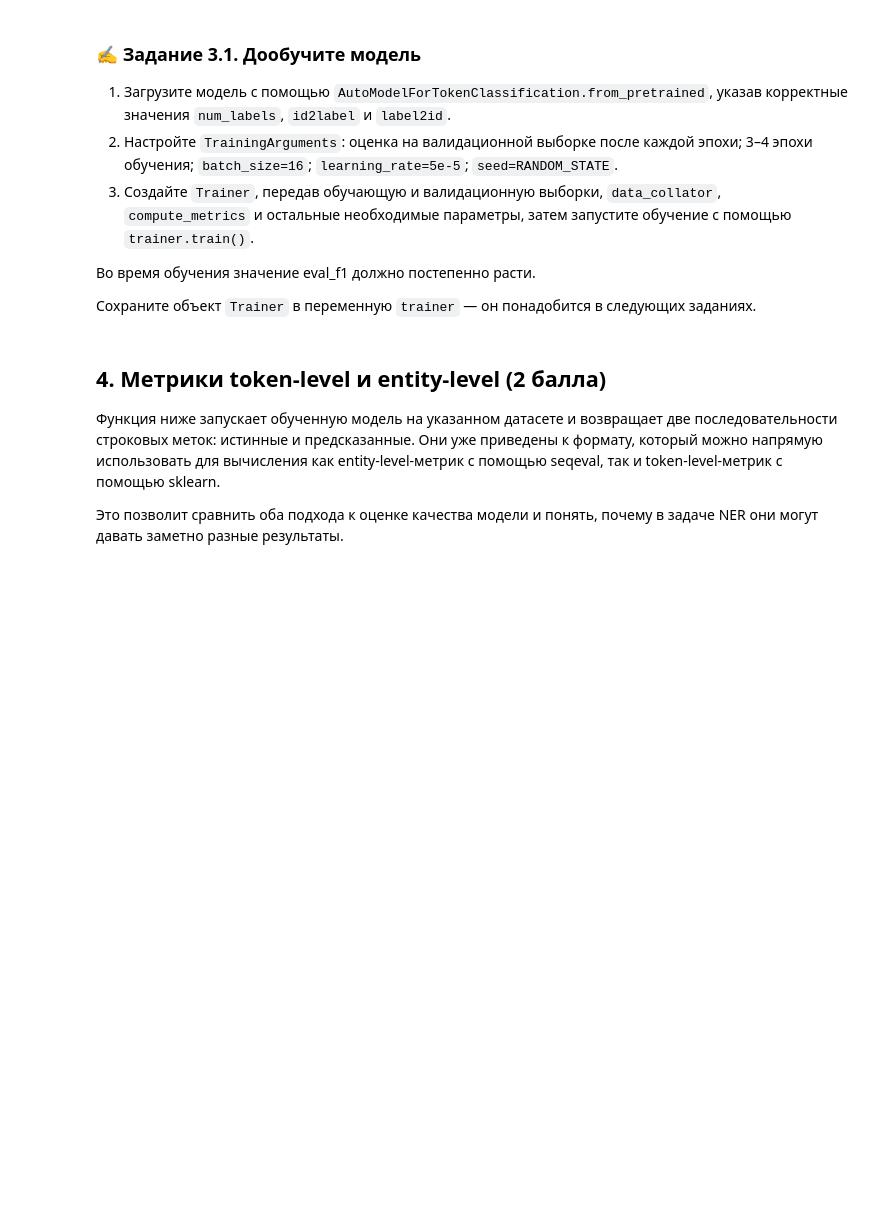
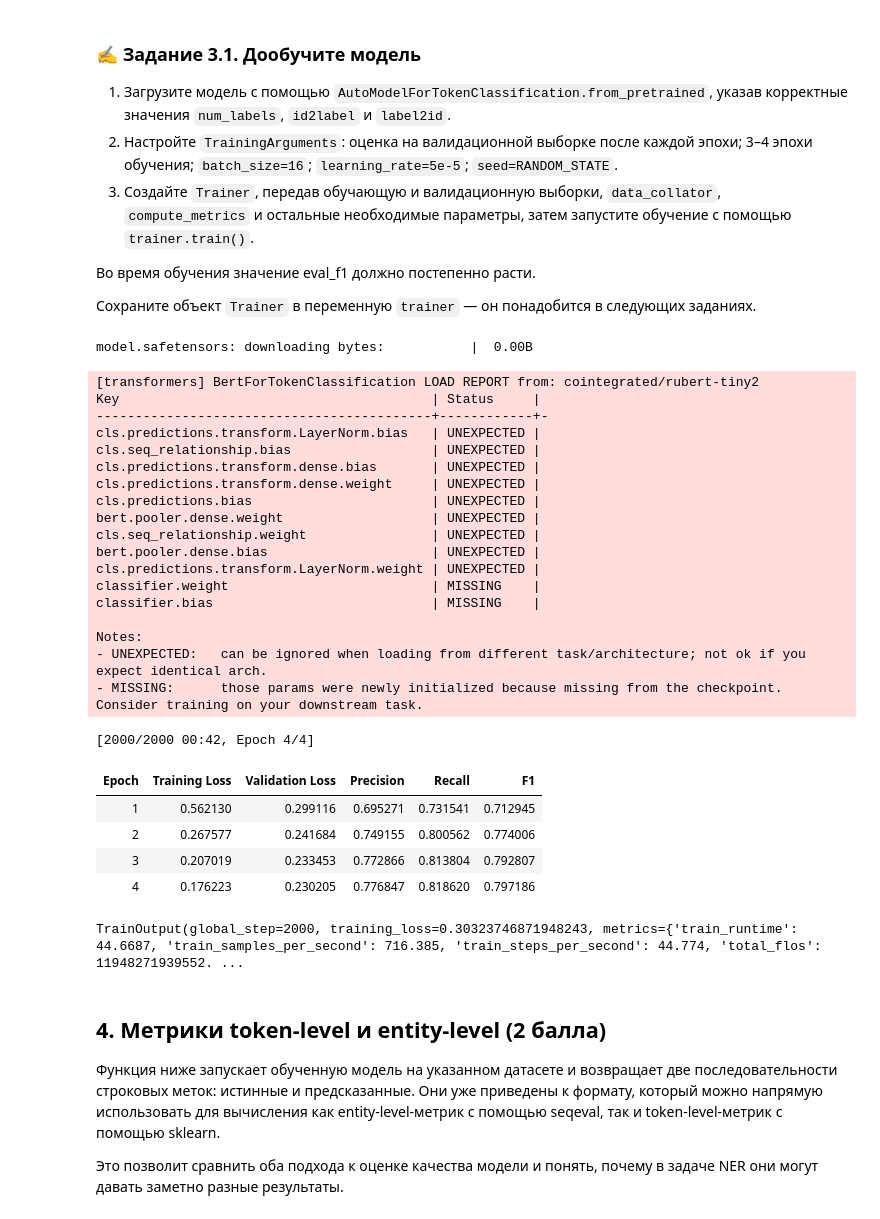
Before and after one commit to andrianvaganov/Natural_language_processing, a Jupyter notebook: ДЗ_3_ВагановАА.ipynb, the cells around one changed output. Cells and saved outputs as stored; diff of their text form; code cells hidden in the pictures; blank space fills up the shorter version.

```diff
--- a/ДЗ_3_ВагановАА.ipynb
+++ b/ДЗ_3_ВагановАА.ipynb
@@ -213,3 +325,67 @@ def compute_metrics(eval_pred):
+# %%
+# ✍️ ВАШ КОД (задание 3.1)
+model = AutoModelForTokenClassification.from_pretrained(
+    MODEL,
+    num_labels=len(label_names),
+    id2label=id2label,
+    label2id=label2id,
+)
+
+training_args = TrainingArguments(
+    output_dir="ner_rubert_tiny2",
+    eval_strategy="epoch",
+    save_strategy="epoch",
+    logging_strategy="epoch",
+    num_train_epochs=4,
+    per_device_train_batch_size=16,
+    per_device_eval_batch_size=16,
+    learning_rate=5e-5,
+    seed=RANDOM_STATE,
+    load_best_model_at_end=True,
+    metric_for_best_model="f1",
+    greater_is_better=True,
+    save_total_limit=2,
+    report_to="none",
+)
+
+trainer = Trainer(
+    model=model,
+    args=training_args,
+    train_dataset=tokenized["train"],
+    eval_dataset=tokenized["validation"],
+    processing_class=tokenizer,
+    data_collator=data_collator,
+    compute_metrics=compute_metrics,
+)
+
+trainer.train()
+# %% [output]
+model.safetensors: downloading bytes:           |  0.00B
+[transformers] BertForTokenClassification LOAD REPORT from: cointegrated/rubert-tiny2
+Key                                        | Status     |
+-------------------------------------------+------------+-
+cls.predictions.transform.LayerNorm.bias   | UNEXPECTED |
+cls.seq_relationship.bias                  | UNEXPECTED |
+cls.predictions.transform.dense.bias       | UNEXPECTED |
+cls.predictions.transform.dense.weight     | UNEXPECTED |
+cls.predictions.bias                       | UNEXPECTED |
+bert.pooler.dense.weight                   | UNEXPECTED |
+cls.seq_relationship.weight                | UNEXPECTED |
+bert.pooler.dense.bias                     | UNEXPECTED |
+cls.predictions.transform.LayerNorm.weight | UNEXPECTED |
+classifier.weight                          | MISSING    |
+classifier.bias                            | MISSING    |
+
+Notes:
+- UNEXPECTED:   can be ignored when loading from different task/architecture; not ok if you expect identical arch.
+- MISSING:      those params were newly initialized because missing from the checkpoint. Consider training on your downstream task.
+[2000/2000 00:42, Epoch 4/4]
+| Epoch | Training Loss | Validation Loss | Precision | Recall | F1 |
+| 1 | 0.562130 | 0.299116 | 0.695271 | 0.731541 | 0.712945 |
+| 2 | 0.267577 | 0.241684 | 0.749155 | 0.800562 | 0.774006 |
+| 3 | 0.207019 | 0.233453 | 0.772866 | 0.813804 | 0.792807 |
+| 4 | 0.176223 | 0.230205 | 0.776847 | 0.818620 | 0.797186 |
+TrainOutput(global_step=2000, training_loss=0.30323746871948243, metrics={'train_runtime': 44.6687, 'train_samples_per_second': 716.385, 'train_steps_per_second': 44.774, 'total_flos': 11948271939552. ...
 # %% [markdown]
 ## 4. Метрики token-level и entity-level (2 балла)
 
```
Also changed, not shown: parts of 18 cells of this notebook.
